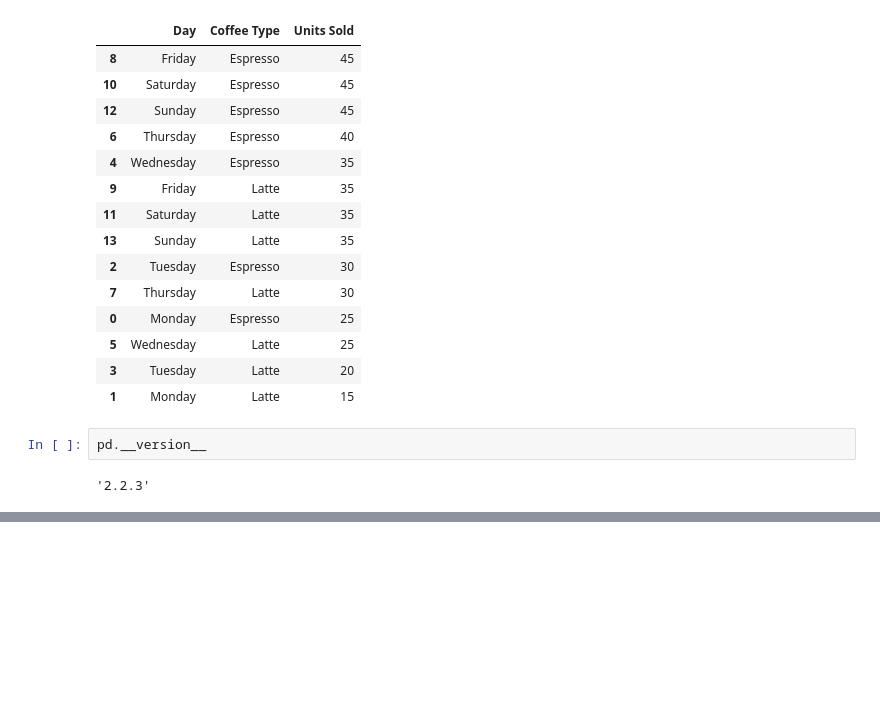
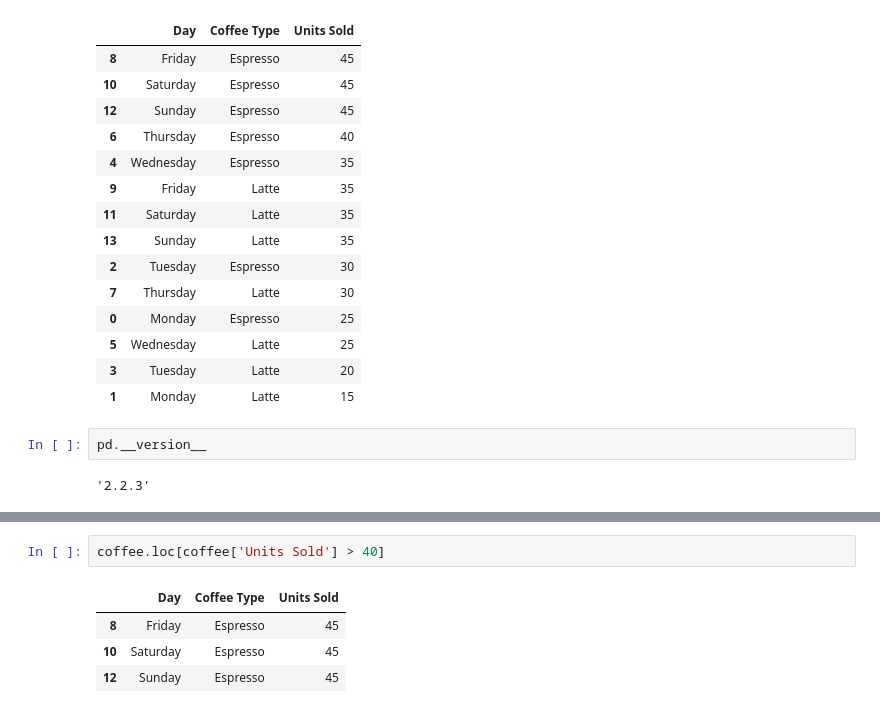
Before and after one commit to vartika7/Pandas, a Jupyter notebook: DataFrames.ipynb, the cells around one changed output, grey strips where cells are left out. Drawn from its saved outputs; the diff is of its cells as text; blank space fills up the shorter version.

```diff
--- a/Practice.ipynb
+++ b/DataFrames.ipynb
@@ -299,0 +345,7 @@ pd.__version__
+# %%
+coffee.loc[coffee['Units Sold'] > 40]
+# %% [output]
+|  | Day | Coffee Type | Units Sold |
+| 8 | Friday | Espresso | 45 |
+| 10 | Saturday | Espresso | 45 |
+| 12 | Sunday | Espresso | 45 |
```
Also changed, not shown: parts of 12 cells of this notebook, 2 other files.
